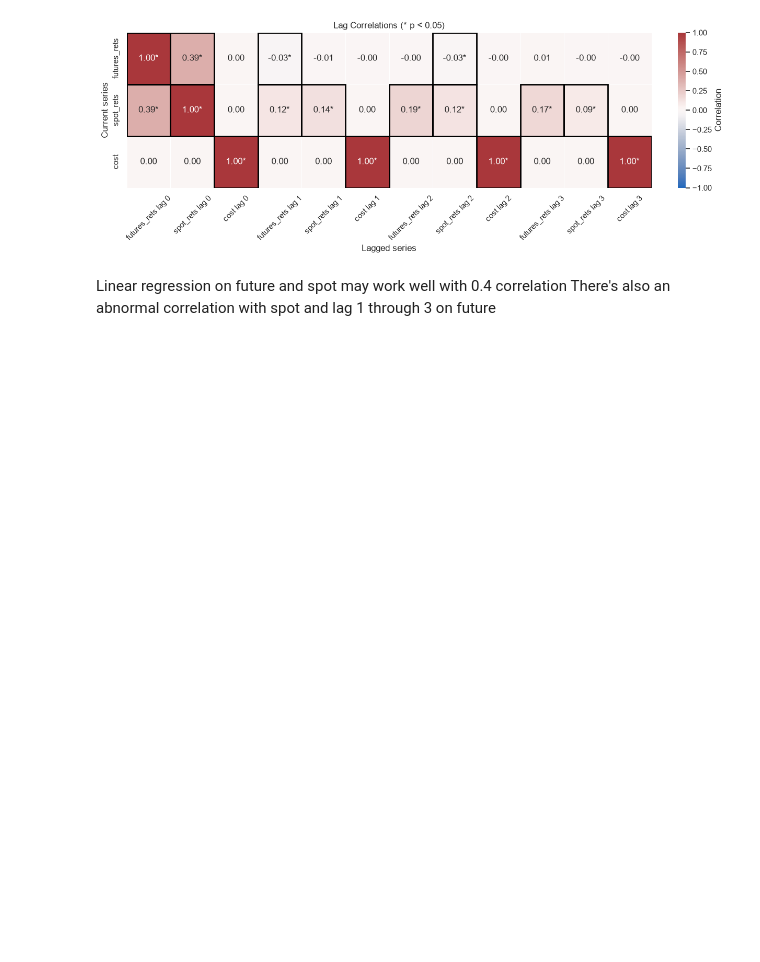
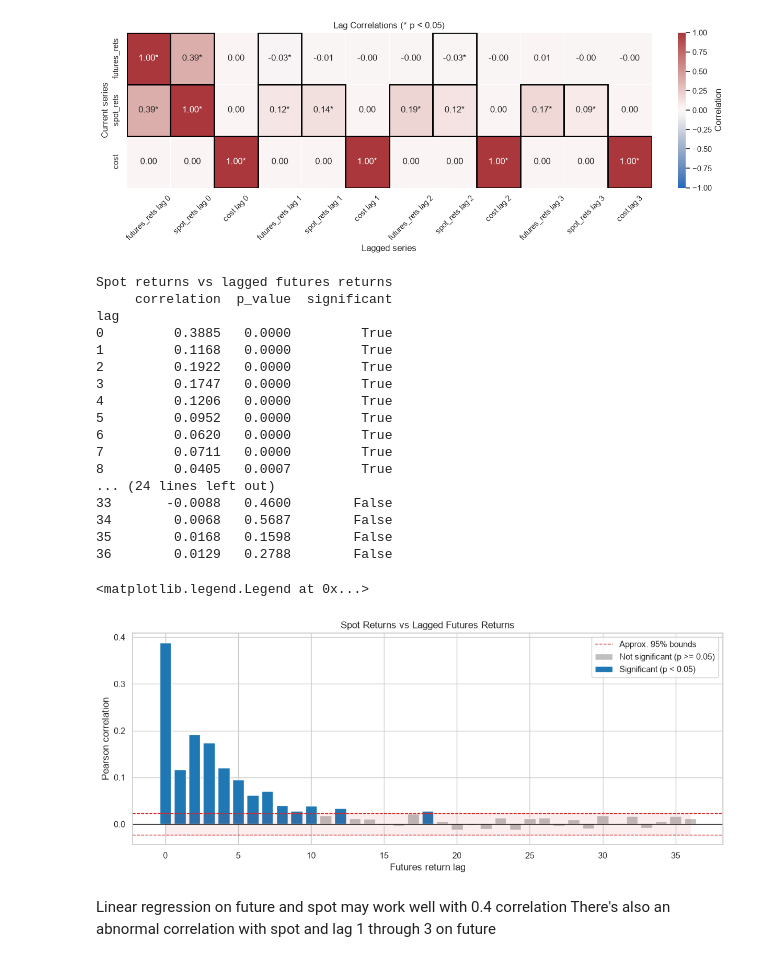
Before and after one commit to rohan2404/analysis-financial-time-series, a Jupyter notebook: ch02/ex14/data_exploration.ipynb, the cells around one changed output. Saved outputs shown, nothing was run; the diff lists cells and outputs as text; code cells hidden in the pictures; blank space fills up the shorter version.

Commit message:
data exploration finished fr

```diff
--- a/ch02/ex14/data_exploration.ipynb
+++ b/ch02/ex14/data_exploration.ipynb
@@ -149,6 +149,80 @@ futures_rets                 NaN              NaN         NaN
 spot_rets                 0.1747           0.0895         NaN
 cost                         NaN              NaN      0.9994
 [figure]
+# %%
+spot_futures_lag_results = [
+    (lag, *lagged_pearsonr(df["spot_rets"], df["futures_rets"].shift(lag)))
+    for lag in range(MAX_ACF_LAG + 1)
+]
+spot_futures_lags = pd.DataFrame(
+    spot_futures_lag_results,
+    columns=["lag", "correlation", "p_value"],
+).set_index("lag")
+spot_futures_lags["significant"] = spot_futures_lags["p_value"] < LAG_CORR_ALPHA
+spot_futures_significance_level = 1.96 / (len(df) ** 0.5)
+
+print("\nSpot returns vs lagged futures returns")
+print(spot_futures_lags.round(4))
+
+fig, ax = plt.subplots(figsize=(11, 4.5), constrained_layout=True)
+significant_spot_futures_lags = spot_futures_lags["significant"]
+ax.bar(
+    spot_futures_lags.index[~significant_spot_futures_lags],
+    spot_futures_lags.loc[~significant_spot_futures_lags, "correlation"],
+    color="0.75",
+    label=f"Not significant (p >= {LAG_CORR_ALPHA})",
+)
+ax.bar(
+    spot_futures_lags.index[significant_spot_futures_lags],
+    spot_futures_lags.loc[significant_spot_futures_lags, "correlation"],
+    color="tab:blue",
+    label=f"Significant (p < {LAG_CORR_ALPHA})",
+)
+ax.axhline(0, color="black", linewidth=0.8)
+ax.axhline(
+    spot_futures_significance_level,
+    color="tab:red",
+    linestyle="--",
+    linewidth=1,
+    label="Approx. 95% bounds",
+)
+ax.axhline(
+    -spot_futures_significance_level,
+    color="tab:red",
+    linestyle="--",
+    linewidth=1,
+)
+ax.fill_between(
+    spot_futures_lags.index,
+    -spot_futures_significance_level,
+    spot_futures_significance_level,
+    color="tab:red",
+    alpha=0.08,
+)
+ax.set_title("Spot Returns vs Lagged Futures Returns")
+ax.set_xlabel("Futures return lag")
+ax.set_ylabel("Pearson correlation")
+ax.legend()
+# %% [output]
+Spot returns vs lagged futures returns
+     correlation  p_value  significant
+lag
+0         0.3885   0.0000         True
+1         0.1168   0.0000         True
+2         0.1922   0.0000         True
+3         0.1747   0.0000         True
+4         0.1206   0.0000         True
+5         0.0952   0.0000         True
+6         0.0620   0.0000         True
+7         0.0711   0.0000         True
+8         0.0405   0.0007         True
+... (24 lines left out)
+33       -0.0088   0.4600        False
+34        0.0068   0.5687        False
+35        0.0168   0.1598        False
+36        0.0129   0.2788        False
+<matplotlib.legend.Legend at 0x...>
+[figure, added]
 # %% [markdown]
  Linear regression on future and spot may work well with 0.4 correlation
  There's also an abnormal correlation with spot and lag 1 through 3 on future
```
Also changed, not shown: parts of 2 cells of this notebook, 1 other file.
